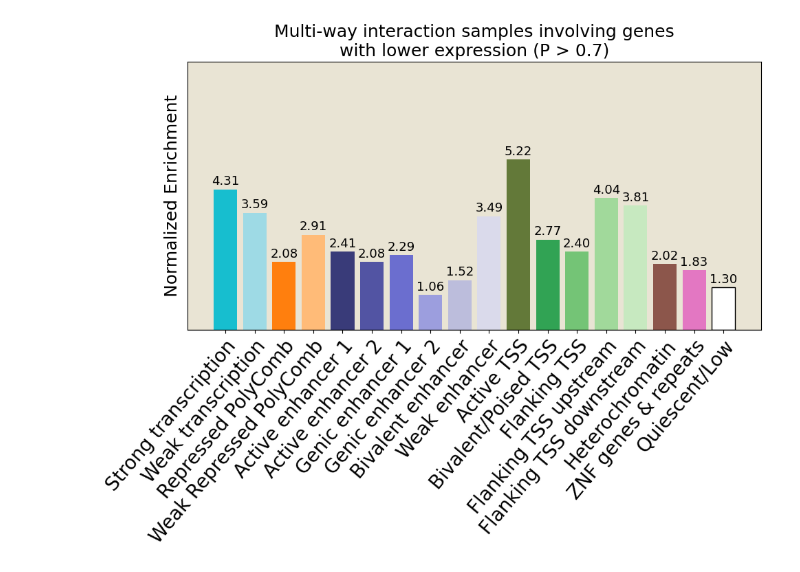
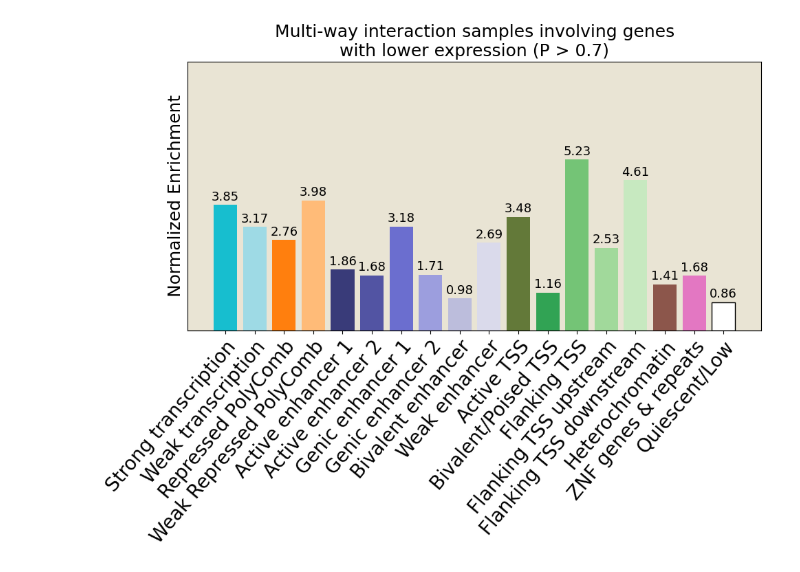
Before and after one commit to yunyiwu/PHOCI, a Jupyter notebook: paper_figures_notebook/Fig4.ipynb, the cells around one changed output. Cells and saved outputs as stored; diff of their text form; code cells hidden in the pictures.

```diff
--- a/paper_figures_notebook/Fig4.ipynb
+++ b/paper_figures_notebook/Fig4.ipynb
@@ -201,6 +207,6 @@ with open("GM12878","rb") as f:
     annotate = pickle.load(f)
 # %%
-def counting(l):
+def counting(l, cell_line):
 
     pos_label_counts = Counter(['a'])
     neg_label_counts = Counter(['a'])
@@ -214,11 +220,14 @@ def counting(l):
 
         df = sub_anno.iloc[l[i]]
 
-        negative_count = sum(df['K562'].apply(lambda x: sum(1 for val in x if val < 0)))
+        negative_count = sum(df[cell_line].apply(lambda x: sum(1 for val in x if val < 0)))
 
-        positive_count = sum(df['K562'].apply(lambda x: sum(1 for val in x if val > 0)))
+        positive_count = sum(df[cell_line].apply(lambda x: sum(1 for val in x if val > 0)))
 
-        all_labels = [label for labels in df['Kstate'] for label in labels]
+        if cell_line == 'K562':
+            all_labels = [label for labels in df['Kstate'] for label in labels]
+        elif cell_line == 'GM12878':
+            all_labels = [label for labels in df['GMstate'] for label in labels]
 
         label_counts = Counter(all_labels)
 
@@ -249,7 +258,6 @@ for k,v in genome_counts.items():
 
 
 tgpos_label_counts, tgneg_label_counts, tgp, tgn = Counter(['a']), Counter(['a']), 0, 0
-tbpos_label_counts, tbneg_label_counts, tbp, tbn = Counter(['a']), Counter(['a']), 0, 0
 
 
 for i in range(0,len(sliding_data2)):
@@ -275,35 +283,24 @@ for i in range(0,len(sliding_data2)):
         continue
 
     test_batchloader = load_val(test, 1000, device, label="pos")
-    val_pred_pos22, total_label_pos22 = model_eval(data1, test_batchloader, model, Aggregator)
+    val_pred_pos22, total_label_pos22 = model_eval(data1, test_batchloader, model, Aggregator) ### can change to model1 or model2
 
     good = []
     good_p = []
-    bad = []
-    bad_p = []
+
 
     for i, j in enumerate(val_pred_pos22):
         if j > 0.7:
             good.append(total_label_pos22[i])
             good_p.append(j)
 
-        if j < 0.3:
-            bad.append(total_label_pos22[i])
-            bad_p.append(j)
 
-
-    gpos_label_counts, gneg_label_counts, gp, gn = counting(good)
-    bpos_label_counts, bneg_label_counts, bp, bn = counting(bad)
+    gpos_label_counts, gneg_label_counts, gp, gn = counting(good, 'K562')
 
     tgpos_label_counts = tgpos_label_counts + gpos_label_counts
     tgneg_label_counts = tgneg_label_counts + gneg_label_counts
     tgp = tgp + gp
     tgn = tgn + gn
-
-    tbpos_label_counts = tbpos_label_counts + bpos_label_counts
-    tbneg_label_counts = tbneg_label_counts + bneg_label_counts
-    tbp = tbp + bp
-    tbn = tbn + bn
 # %%
 ktgpos_label_counts = tgpos_label_counts
 ktgneg_label_counts = tgneg_label_counts
@@ -430,14 +444,11 @@ label_label = {
 }
 
 # 提供的柱状图数据
-data1 = gpos_ratio
+data1 = gneg_ratio
 
 # 提取颜色和高度
 colors = list(label_colors.values())
 heights_up = [data1[label_label[label]] for label in label_colors.keys()]
-
-# data2 = bneg_ratio
-# heights_down = [data2[label_label[label]]*-1 for label in label_colors.keys()]
 
 
 # 绘制柱状图
@@ -445,45 +456,38 @@ fig, ax = plt.subplots(figsize=(10, 8))
 bars_up = ax.bar(label_colors.keys(), heights_up, color=colors)
 last_bar_up = ax.bar(list(label_colors.keys())[-1], heights_up[-1], color='white', edgecolor='black')
 
-# bars_down = ax.bar(label_colors.keys(), heights_down, color=colors)
-# last_bar_down = ax.bar(list(label_colors.keys())[-1], heights_down[-1], color='white', edgecolor='black')
-
-
-
-# 设置图例
-#ax.legend(bars, label_colors.keys(), loc='upper left', bbox_to_anchor=(1, 1))
 
 # 添加标签和标题
 ax.set_ylabel('Normalized Enrichment', fontsize=18)
 ax.set_title('Multi-way interaction samples involving genes\nwith lower expression (P > 0.7)', fontsize=18)
 
 # 添加数据标签
 for bar, height in zip(bars_up, heights_up):
     ax.text(bar.get_x() + bar.get_width() / 2, height + 0.05, f'{height:.2f}', ha='center', va='bottom')
 
 # for bar, height in zip(bars_down, heights_down):
 #     ax.text(bar.get_x() + bar.get_width() / 2, height - 0.15, f'{height*-1:.2f}', ha='center', va='top')
 
 
 ax.axhline(y=0, color='black', linestyle='-', linewidth=1)
 
 plt.xticks(rotation=50, fontsize=20, ha='right', va='top',  rotation_mode='anchor')
 
 plt.ylim(0, max(heights_up)+3)
 
 ax.set_yticks([])
 ax.set_yticklabels([])
 
-ax.set_facecolor('#fff1cf') #""#e9e4d4") #
+ax.set_facecolor("#e9e4d4") #
 
 # 自动调整布局，以确保标签不重叠
 plt.tight_layout()
 
 
 # 保存图形
-plt.savefig('expression_stat.png', dpi=300)
+#plt.savefig('expression_statl.png', dpi=300)
 
 # 显示图形
 plt.show()
 # %% [output]
-[figure, old version]
+[figure, new version]
```
Also changed, not shown: parts of 19 cells of this notebook, 6 other files.
